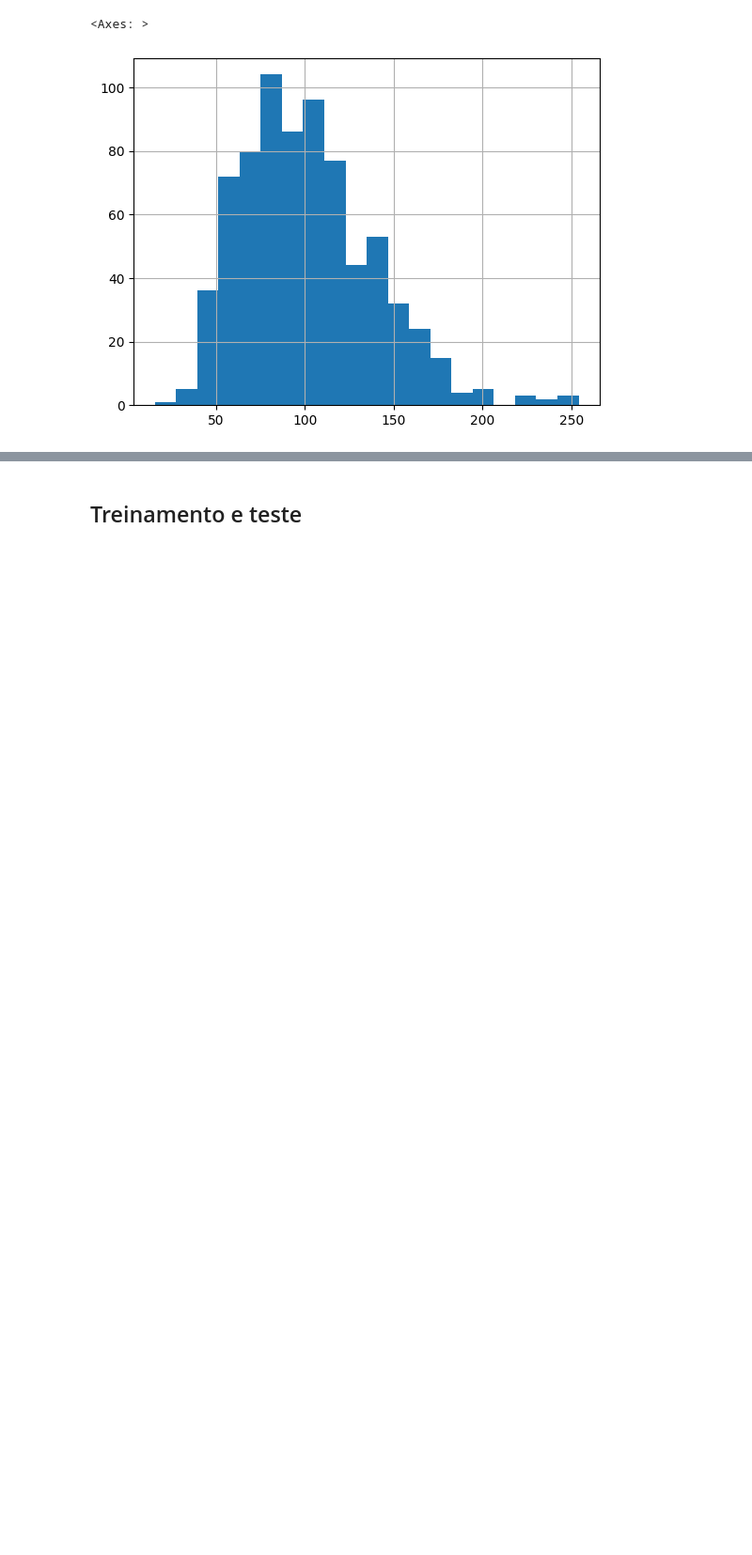
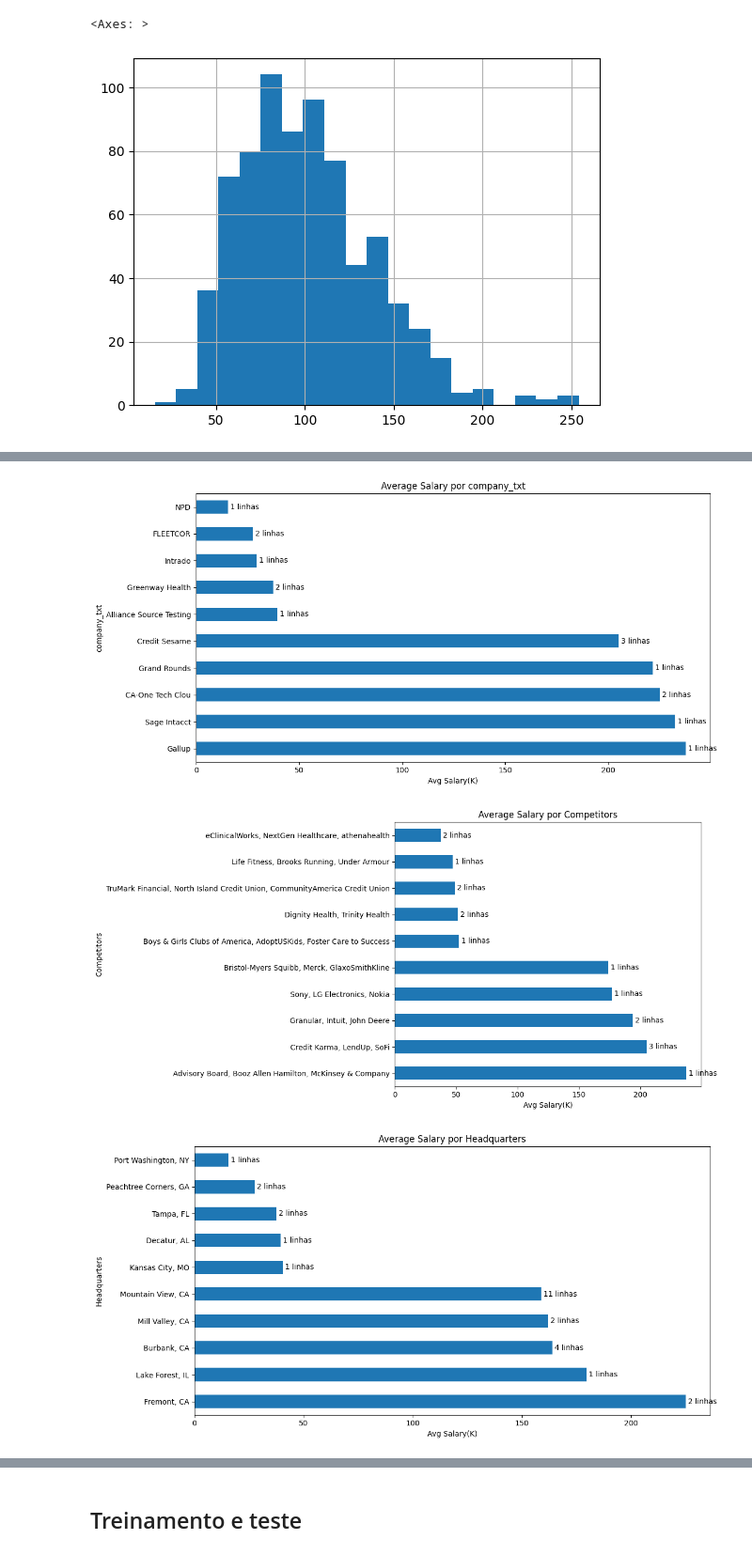
Before and after one commit to Washjr/InteligenciaArtificial, a Jupyter notebook: modelo-regressao/Regressão_Washington_Junior_e_Eduardo_Ikeda.ipynb, the cells around one changed output, grey strips where cells are left out. Shown at 94% size. Drawn from its saved outputs; the diff is of its cells as text; code cells hidden in the pictures; blank space fills up the shorter version.

```diff
--- a/modelo-regressao/Regressão_Washington_Junior_e_Eduardo_Ikeda.ipynb
+++ b/modelo-regressao/Regressão_Washington_Junior_e_Eduardo_Ikeda.ipynb
@@ -358,0 +382,29 @@ plt.show()
+# %%
+def plot_avg_salary_by_category(df, category_col):
+    avg_salary = df.groupby(category_col, observed=False)['Avg Salary(K)'].mean().sort_values(ascending=False)
+    counts = df[category_col].value_counts()
+    n = len(avg_salary)
+
+    if n > 50:
+        avg_salary = pd.concat([avg_salary.head(5), avg_salary.tail(5)])
+
+    height = min(max(len(avg_salary) * 0.4, 6), 20)
+    plt.figure(figsize=(12, height))
+    bars = avg_salary.plot(kind='barh')
+
+    for i, (cat, val) in enumerate(avg_salary.items()):
+        total = counts.get(cat, 0)
+        plt.text(val, i, f' {total} linhas', va='center', fontsize=10, color='black')
+    plt.title(f'Average Salary por {category_col}')
+    plt.xlabel('Avg Salary(K)')
+    plt.tight_layout()
+    plt.show()
+# %%
+category_columns = ['company_txt', 'Competitors', 'Headquarters']
+
+for category in category_columns:
+    plot_avg_salary_by_category(df, category)
+# %% [output]
+[figure, added]
+[figure, added]
+[figure, added]
```
Also changed, not shown: parts of 7 cells of this notebook.
